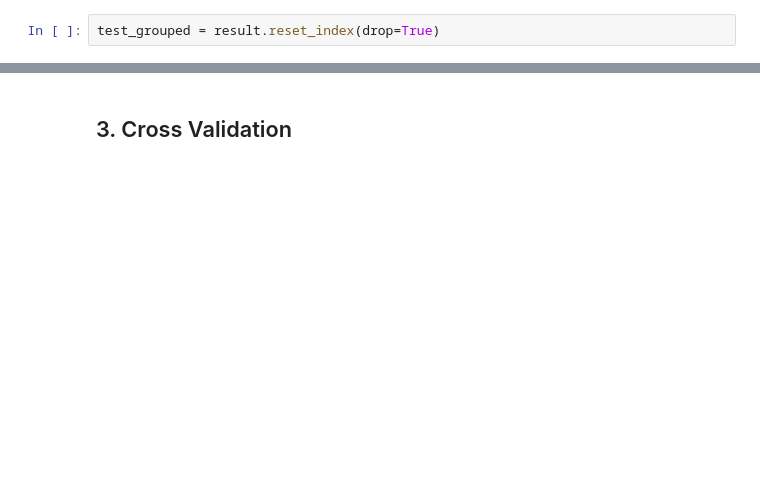
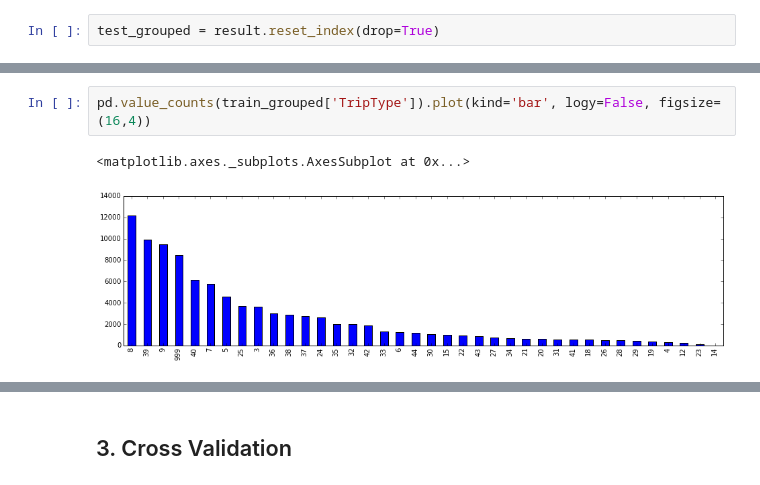
Before and after one commit to sergeyshilin/kaggle, a Jupyter notebook: walmart/Walmart.ipynb, the cells around one changed output, grey strips where cells are left out. Saved outputs shown, nothing was run; the diff lists cells and outputs as text; blank space fills up the shorter version.

```diff
--- a/walmart/Walmart.ipynb
+++ b/walmart/Walmart.ipynb
@@ -303,0 +314,5 @@ xtest[:2]
+# %%
+pd.value_counts(train_grouped['TripType']).plot(kind='bar', logy=False, figsize=(16,4))
+# %% [output]
+<matplotlib.axes._subplots.AxesSubplot at 0x...>
+[figure, added]
```
Also changed, not shown: parts of 72 cells of this notebook, 1 other file.
